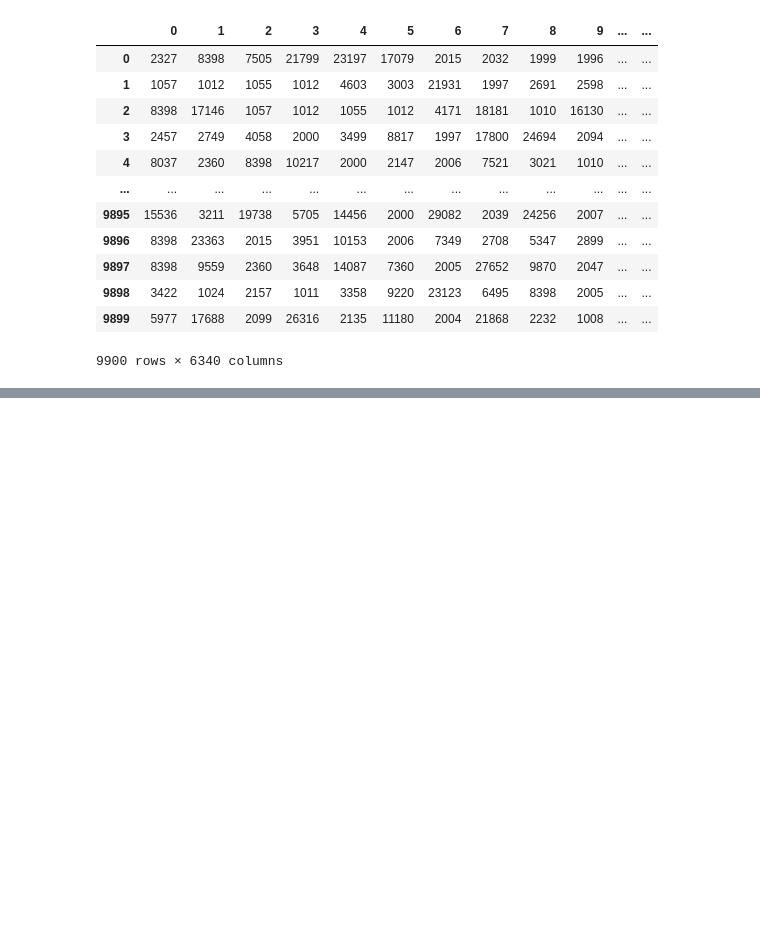
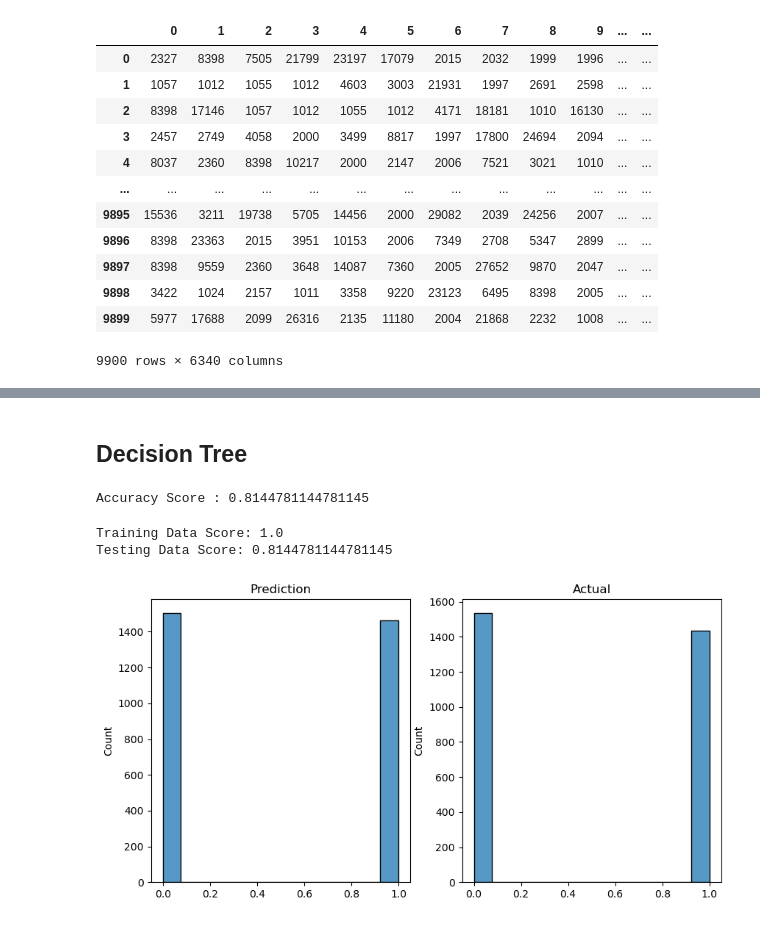
Before and after one commit to msills30/Fake_vs_Real, a Jupyter notebook: fake_vs_real.ipynb, the cells around one changed output, grey strips where cells are left out. Cells and saved outputs as stored; diff of their text form; code cells hidden in the pictures; blank space fills up the shorter version.

```diff
--- a/fake_vs_real.ipynb
+++ b/fake_vs_real.ipynb
@@ -230,0 +396,37 @@ X_test_scaled = X_scaler.transform(X_test)
+# %% [markdown]
+## Decision Tree
+# %%
+# Create the decision tree classifier instance
+from sklearn import tree
+
+decision_tree_model = tree.DecisionTreeClassifier()
+# %%
+# Fit the model
+decision_tree_model = decision_tree_model.fit(X_train_scaled, y_train)
+# %%
+# Making predictions using the testing data
+predictions_dt = decision_tree_model.predict(X_test_scaled)
+# %%
+# Calculate the accuracy score
+acc_score = accuracy_score(y_test, predictions_dt)
+
+print(f"Accuracy Score : {acc_score}")
+# %% [output]
+Accuracy Score : 0.8144781144781145
+# %%
+print(f"Training Data Score: {decision_tree_model.score(X_train_scaled, y_train)}")
+print(f"Testing Data Score: {decision_tree_model.score(X_test_scaled, y_test)}")
+# %% [output]
+Training Data Score: 1.0
+Testing Data Score: 0.8144781144781145
+# %%
+fig, (ax1, ax2) = plt.subplots(1,2, figsize=(10,5))
+sns.histplot(predictions_dt, ax=ax1)
+sns.histplot((y_test),ax=ax2)
+
+ax1.set_title('Prediction')
+ax2.set_title('Actual')
+
+plt.show()
+# %% [output]
+[figure, added]
```
Also changed, not shown: parts of 47 cells of this notebook.
